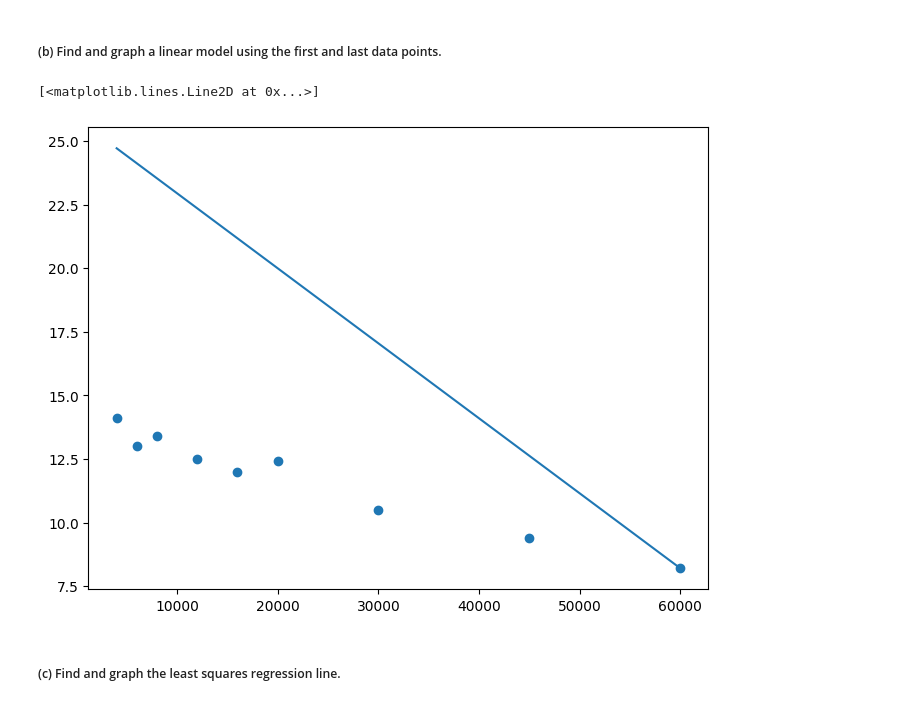
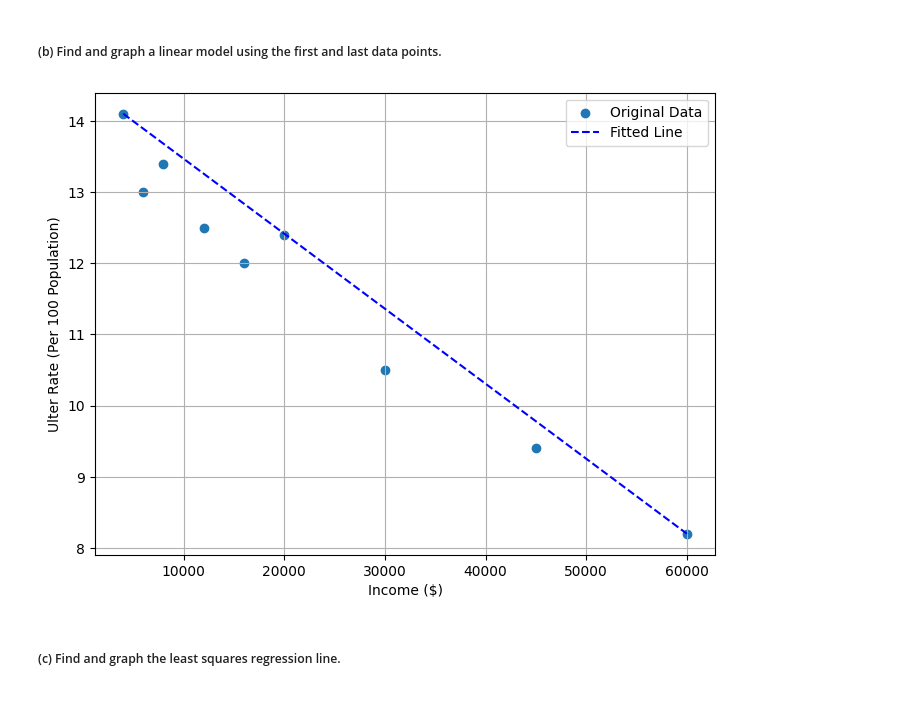
Before and after one commit to Aipss/DiveIntoDeepLearning, a Jupyter notebook: Calculus/Chapter1_Linear-Equations-in-Linear-Algebra.ipynb, the cells around one changed output. Saved outputs shown, nothing was run; the diff lists cells and outputs as text; code cells hidden in the pictures.

```diff
--- a/Calculus/Chapter1_Linear-Equations-in-Linear-Algebra.ipynb
+++ b/Calculus/Chapter1_Linear-Equations-in-Linear-Algebra.ipynb
@@ -267,23 +267,23 @@ plt.show()
 # %% [markdown]
 ##### (b) Find and graph a linear model using the first and last data points.
 # %%
-# the line will go through the initial point (40_000, 14.1) and the final point (60_000, 8.2)
+# the line will go through the initial point (4_000, 14.1) and the final point (60_000, 8.2)
 # First calculate the slope of the line by k = Δy / Δx
-k = (8.2 - 14.1) / (60_000 - 40_000)
+k = (8.2 - 14.1) / (60_000 - 4_000)
 
 # Then we select the initial (or the final) point by y - y0 = k(x - x0). So y = kx + y0 - k*x0, which means, b = y0 - k*x0
-b = 14.1 - k * 40_000
+b = 14.1 - k * 4_000
 
 # Let's draw the graph and all of the points
 fig, ax = plt.subplots(figsize=(8, 6))
-ax.scatter(x=income, y=rate)
-ax.plot(income, k*income+b)
+ax.scatter(x=income, y=rate, label='Original Data')
+ax.plot(income, k*income+b, 'b--', label='Fitted Line')
 ax.set_xlabel('Income ($)')
 ax.set_ylabel('Ulter Rate (Per 100 Population)')
 ax.grid(True)
+ax.legend()
 plt.show()
 # %% [output]
-[<matplotlib.lines.Line2D at 0x...>]
-[figure, old version]
+[figure, new version]
 # %% [markdown]
 ##### (c) Find and graph the least squares regression line.
```
Also changed, not shown: parts of 18 cells of this notebook, 1 other file.
